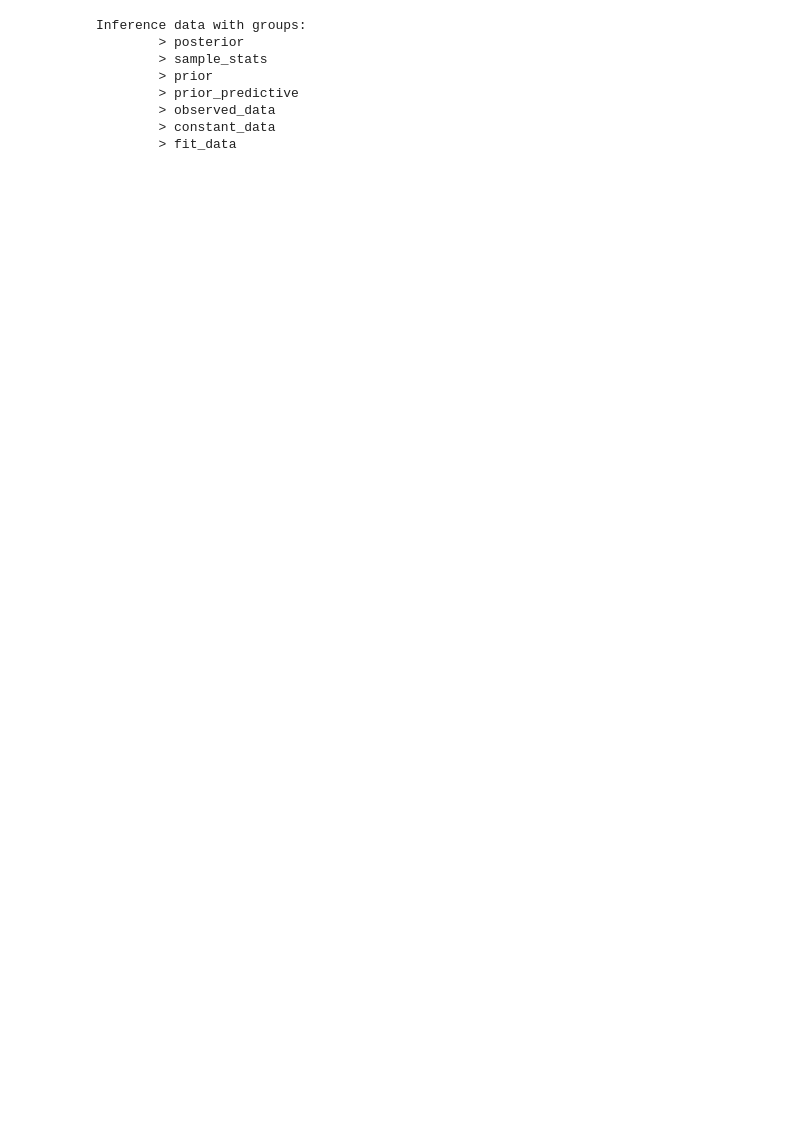
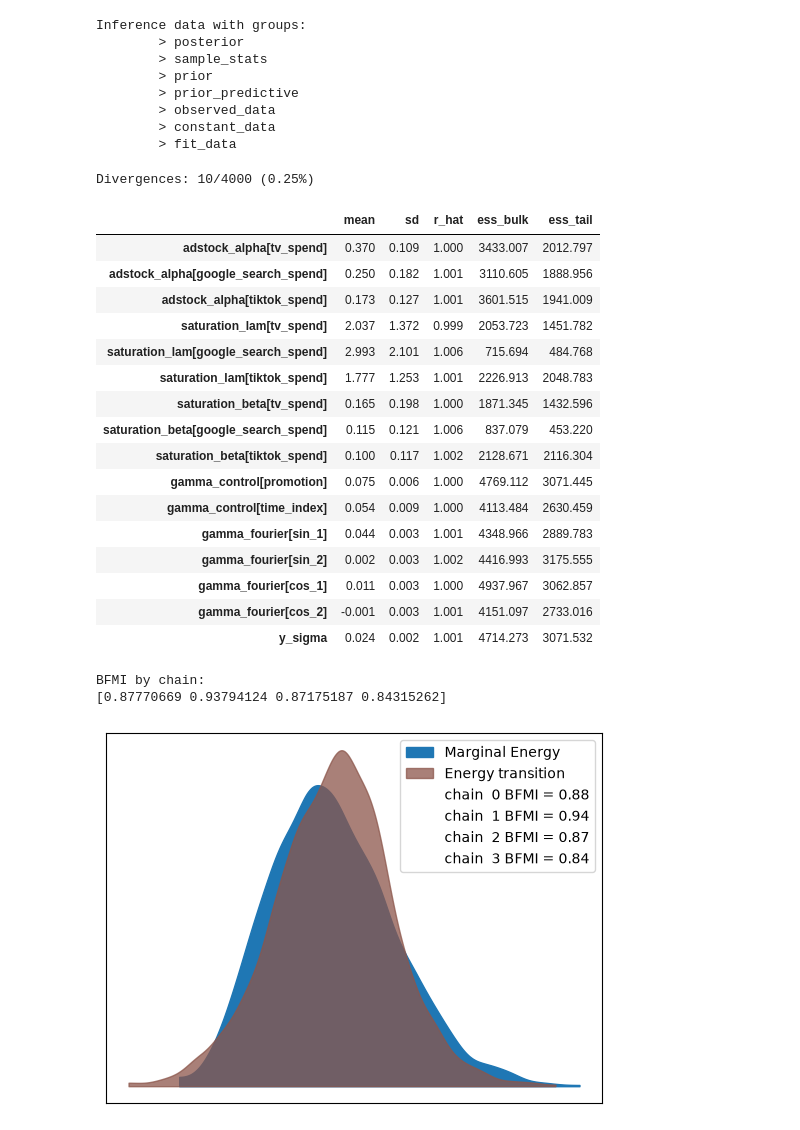
Before and after one commit to koalalovecoding/pymc-marketing-retail-mmm, a Jupyter notebook: notebooks/02_build_fit_and_diagnostics.ipynb, the cells around one changed output. Saved outputs shown, nothing was run; the diff lists cells and outputs as text; code cells hidden in the pictures; blank space fills up the shorter version.

```diff
--- a/notebooks/02_build_fit_and_diagnostics.ipynb
+++ b/notebooks/02_build_fit_and_diagnostics.ipynb
@@ -265,3 +265,75 @@ Inference data with groups:
         > observed_data
         > constant_data
         > fit_data
+# %%
+import arviz as az
+
+idata = mmm.idata
+
+n_divergences = int(
+    idata["sample_stats"]["diverging"].sum().item()
+)
+
+n_samples = (
+    idata["sample_stats"].sizes["chain"]
+    * idata["sample_stats"].sizes["draw"]
+)
+
+print(
+    f"Divergences: {n_divergences}/{n_samples} "
+    f"({n_divergences / n_samples:.2%})"
+)
+
+diagnostic_vars = [
+    "adstock_alpha",
+    "saturation_lam",
+    "saturation_beta",
+    "gamma_control",
+    "gamma_fourier",
+    "y_sigma",
+]
+
+summary = az.summary(
+    idata,
+    var_names=diagnostic_vars,
+    round_to=3,
+)
+
+display(
+    summary[
+        [
+            "mean",
+            "sd",
+            "r_hat",
+            "ess_bulk",
+            "ess_tail",
+        ]
+    ]
+)
+
+print("BFMI by chain:")
+print(az.bfmi(idata))
+
+az.plot_energy(idata);
+# %% [output]
+Divergences: 10/4000 (0.25%)
+|  | mean | sd | r_hat | ess_bulk | ess_tail |
+| adstock_alpha[tv_spend] | 0.370 | 0.109 | 1.000 | 3433.007 | 2012.797 |
+| adstock_alpha[google_search_spend] | 0.250 | 0.182 | 1.001 | 3110.605 | 1888.956 |
+| adstock_alpha[tiktok_spend] | 0.173 | 0.127 | 1.001 | 3601.515 | 1941.009 |
+| saturation_lam[tv_spend] | 2.037 | 1.372 | 0.999 | 2053.723 | 1451.782 |
+| saturation_lam[google_search_spend] | 2.993 | 2.101 | 1.006 | 715.694 | 484.768 |
+| saturation_lam[tiktok_spend] | 1.777 | 1.253 | 1.001 | 2226.913 | 2048.783 |
+| saturation_beta[tv_spend] | 0.165 | 0.198 | 1.000 | 1871.345 | 1432.596 |
+| saturation_beta[google_search_spend] | 0.115 | 0.121 | 1.006 | 837.079 | 453.220 |
+| saturation_beta[tiktok_spend] | 0.100 | 0.117 | 1.002 | 2128.671 | 2116.304 |
+| gamma_control[promotion] | 0.075 | 0.006 | 1.000 | 4769.112 | 3071.445 |
+| gamma_control[time_index] | 0.054 | 0.009 | 1.000 | 4113.484 | 2630.459 |
+| gamma_fourier[sin_1] | 0.044 | 0.003 | 1.001 | 4348.966 | 2889.783 |
+| gamma_fourier[sin_2] | 0.002 | 0.003 | 1.002 | 4416.993 | 3175.555 |
+| gamma_fourier[cos_1] | 0.011 | 0.003 | 1.000 | 4937.967 | 3062.857 |
+| gamma_fourier[cos_2] | -0.001 | 0.003 | 1.001 | 4151.097 | 2733.016 |
+| y_sigma | 0.024 | 0.002 | 1.001 | 4714.273 | 3071.532 |
+BFMI by chain:
+[0.87770669 0.93794124 0.87175187 0.84315262]
+[figure, added]
```
Also changed, not shown: parts of 13 cells of this notebook.
